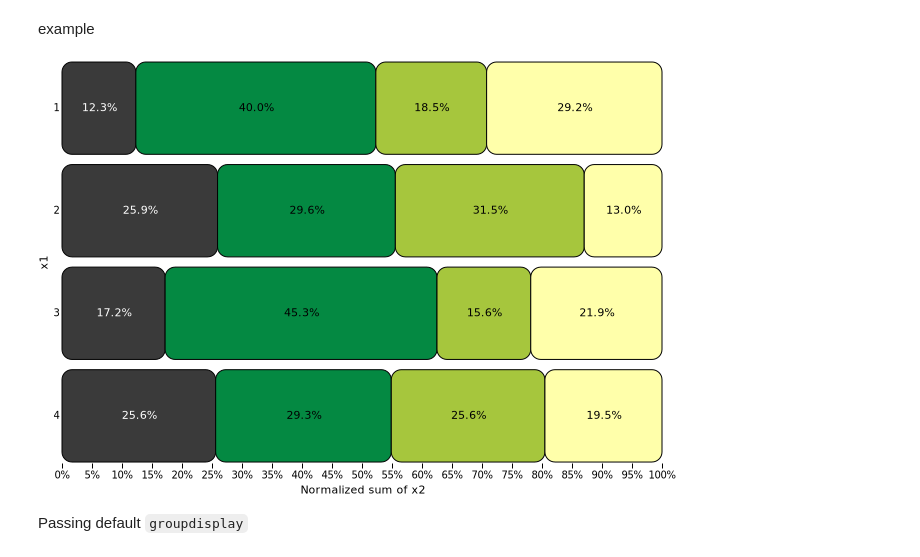
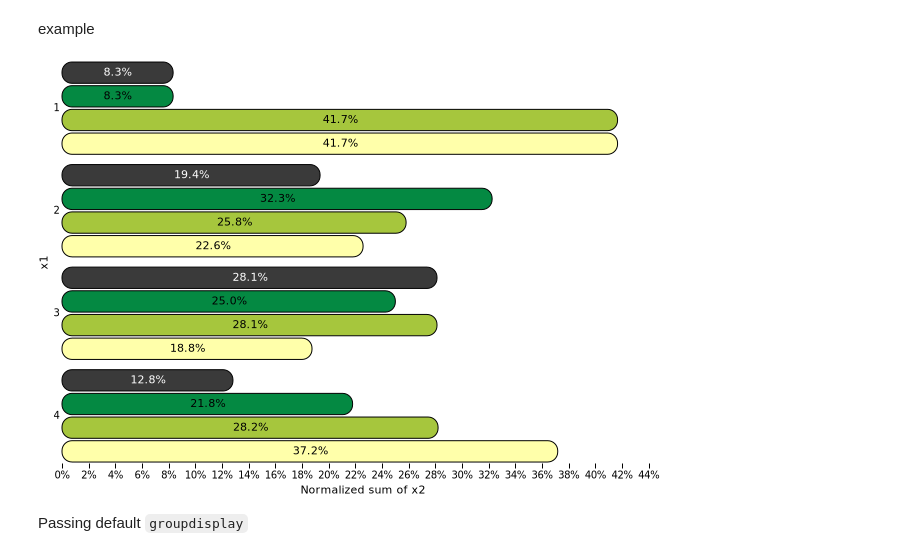
Before and after one commit to sl-solution/StatisticalGraphics.jl, a Jupyter notebook: dev/Plots/Bar/bar4.ipynb, the cells around one changed output. Saved outputs shown, nothing was run; the diff lists cells and outputs as text; code cells hidden in the pictures.

```diff
--- a/dev/Plots/Bar/bar4.ipynb
+++ b/dev/Plots/Bar/bar4.ipynb
@@ -80,18 +80,18 @@ example
 # %%
 ds = Dataset(rand(1:4, 100, 10), :auto)
 
 sgplot(ds, Bar(y=:x1, group=:x3, label=:height,
                 labelcolor=:auto, response=:x2, space=0.1,
                 labelpos=:middle, barcorner=10, normalize=true,
                 labeld3format=".1%", outlinecolor=:black,
-                groupspace=0.1),
+                groupspace=0.1, groupdisplay=:cluster),
                 groupcolormodel=Dict(:scheme=>:darkgreen),
                 xaxis=Axis(title="Normalized sum of x2", domain=false, d3format="%"),
                 yaxis=Axis(domain=false, ticksize=0, order=:ascending),
                 legend=false,
                 clip=false)
 # %% [output]
-[figure, old version]
+[figure, new version]
 # %% [markdown]
 Passing default `groupdisplay`
 # %%
```
Also changed, not shown: parts of 3 cells of this notebook, 38 other files.
